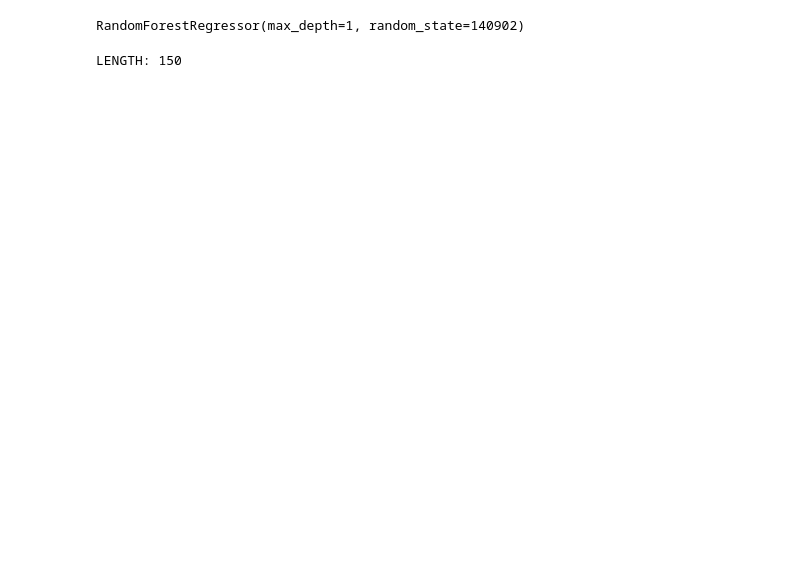
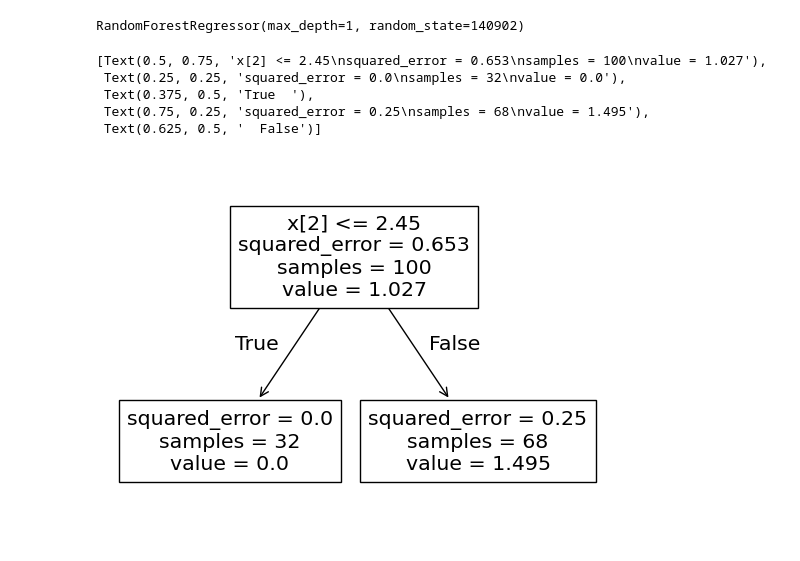
Before and after one commit to fedeegiorgi/proyecto-final, a Jupyter notebook: src/combine_trees.ipynb, the cells around one changed output. Saved outputs shown, nothing was run; the diff lists cells and outputs as text; code cells hidden in the pictures; blank space fills up the shorter version.

Commit message:
combine trees avances

```diff
--- a/src/combine_trees.ipynb
+++ b/src/combine_trees.ipynb
@@ -14,3 +15,4 @@ rf.fit(X,y)
 RandomForestRegressor(max_depth=1, random_state=140902)
 # %%
 trees = rf.estimators_
+trees_test = trees[:4]
@@ -20,9 +19,13 @@ samples_used = rf.estimators_samples_
 # %%
+samples_used = rf.estimators_samples_
+
 samplesidx = set()
 for samples in samples_used:
     for sampleidx in samples:
         samplesidx.add(sampleidx)
-        # print(sampleidx)
-print(f'LENGTH: {len(samplesidx)}')
+samplesidx = list(samplesidx)
+
+def get_unions(X, y, samples_used_idx):
+    return X[samples_used_idx], y[samples_used_idx]
+
+X_union, y_union = get_unions(X, y, samplesidx)
-# %% [output]
-LENGTH: 150
@@ -55,0 +106,9 @@ def merge_trees(trees, X_union, y_union, current_node=0, depth=0):
+# %%
+plot_tree(trees_test[0])
+# %% [output]
+[Text(0.5, 0.75, 'x[2] <= 2.45\nsquared_error = 0.653\nsamples = 100\nvalue = 1.027'),
+ Text(0.25, 0.25, 'squared_error = 0.0\nsamples = 32\nvalue = 0.0'),
+ Text(0.375, 0.5, 'True  '),
+ Text(0.75, 0.25, 'squared_error = 0.25\nsamples = 68\nvalue = 1.495'),
+ Text(0.625, 0.5, '  False')]
+[figure, added]
```
Also changed, not shown: parts of 10 cells of this notebook, 1 other file.
